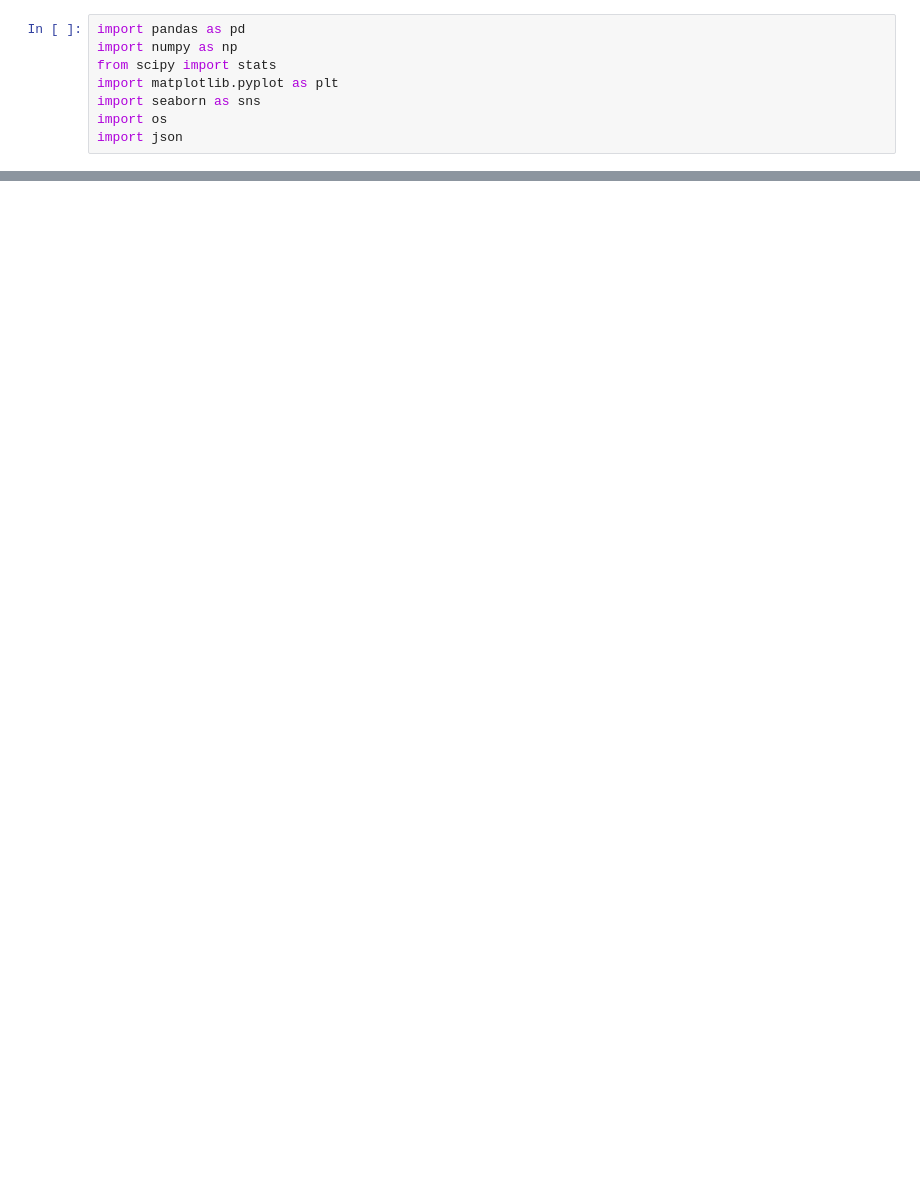
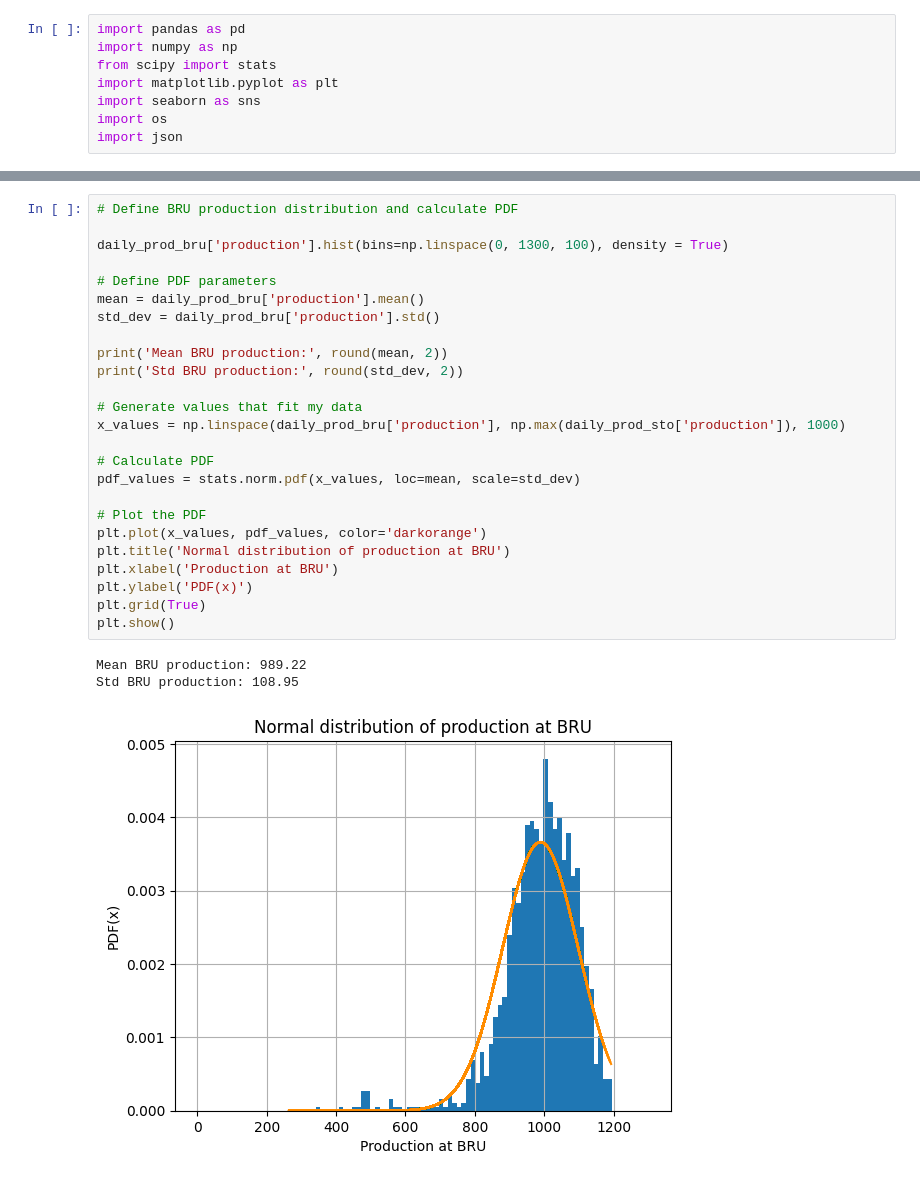
Before and after one commit to PhilippeGiorgino/project_evaluatie_statistiek, a Jupyter notebook: notebooks/evaluatie_statistiek.ipynb, the cells around one changed output, grey strips where cells are left out. Cells and saved outputs as stored; diff of their text form; blank space fills up the shorter version.

```diff
--- a/notebooks/evaluatie_statistiek.ipynb
+++ b/notebooks/evaluatie_statistiek.ipynb
@@ -278,0 +202,29 @@ daily_prod_sto[daily_prod_sto['production'] < 150].shape[0] / daily_prod_sto[dai
+# %%
+# Define BRU production distribution and calculate PDF
+
+daily_prod_bru['production'].hist(bins=np.linspace(0, 1300, 100), density = True)
+
+# Define PDF parameters
+mean = daily_prod_bru['production'].mean()
+std_dev = daily_prod_bru['production'].std()
+
+print('Mean BRU production:', round(mean, 2))
+print('Std BRU production:', round(std_dev, 2))
+
+# Generate values that fit my data
+x_values = np.linspace(daily_prod_bru['production'], np.max(daily_prod_sto['production']), 1000)
+
+# Calculate PDF
+pdf_values = stats.norm.pdf(x_values, loc=mean, scale=std_dev)
+
+# Plot the PDF
+plt.plot(x_values, pdf_values, color='darkorange')
+plt.title('Normal distribution of production at BRU')
+plt.xlabel('Production at BRU')
+plt.ylabel('PDF(x)')
+plt.grid(True)
+plt.show()
+# %% [output]
+Mean BRU production: 989.22
+Std BRU production: 108.95
+[figure, added]
```
Also changed, not shown: parts of 41 cells of this notebook, 1 other file.
